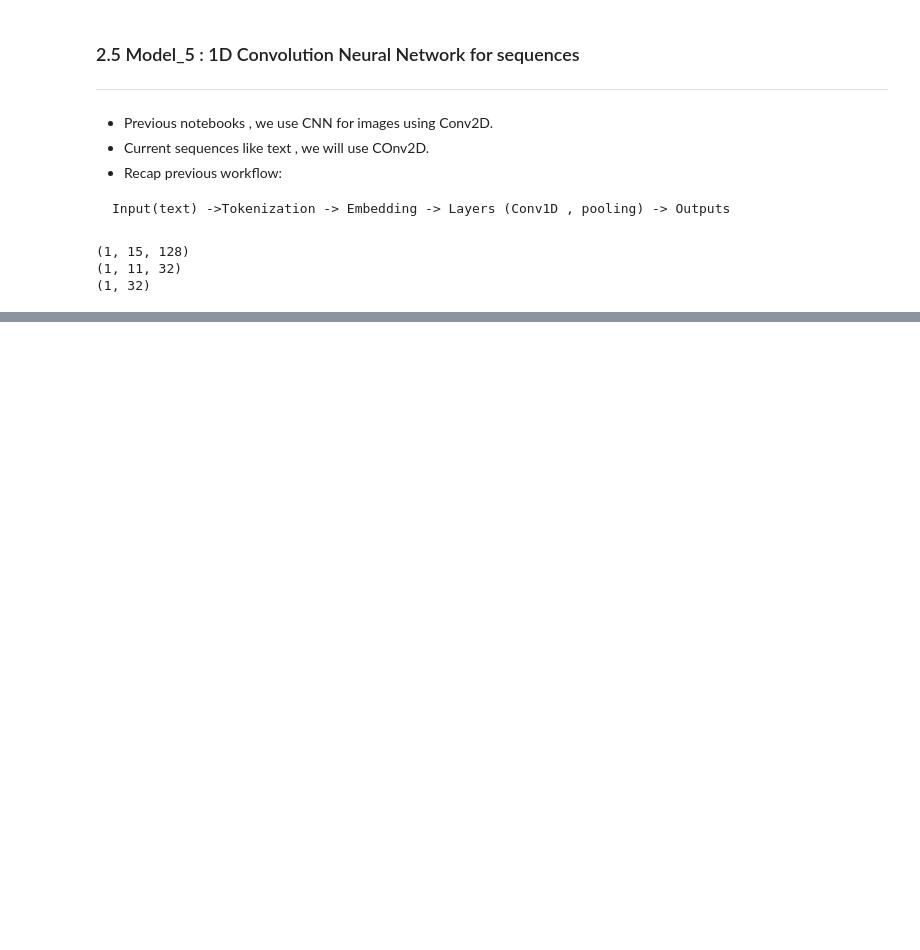
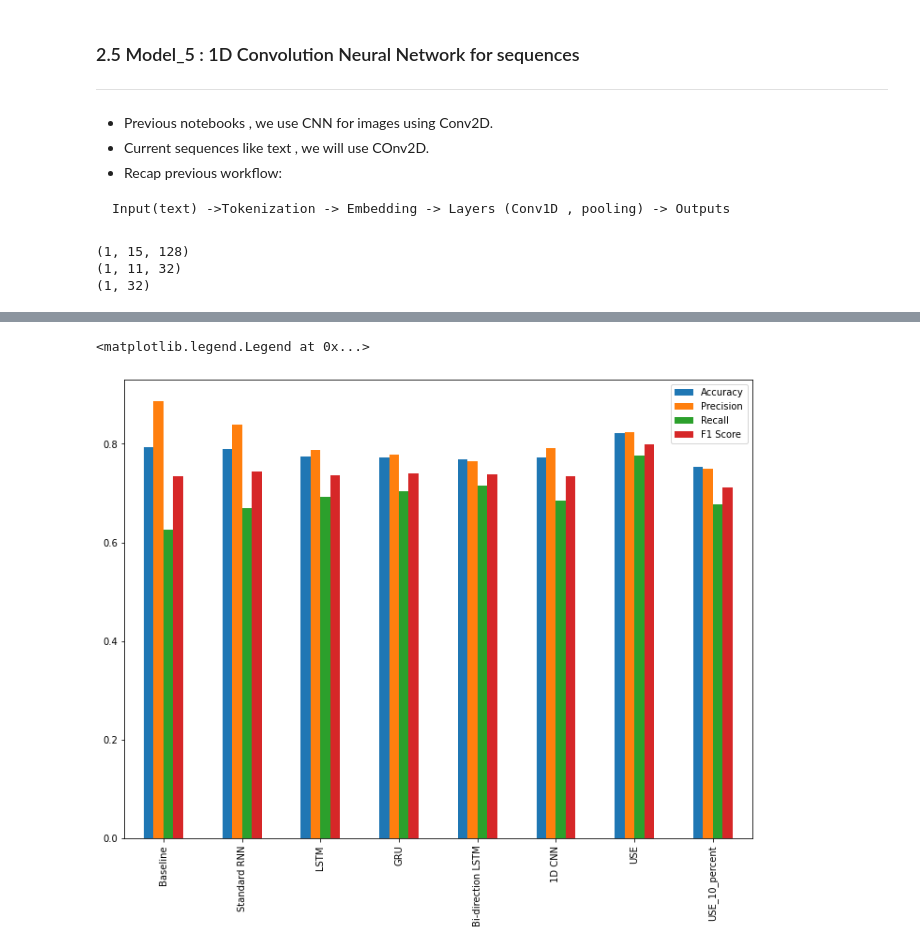
Before and after one commit to 86lekwenshiung/Neural-Network-with-Tensorflow, a Jupyter notebook: 07_Natural_Language_Processing_in_Tensorflow.ipynb, the cells around one changed output, grey strips where cells are left out. Drawn from its saved outputs; the diff is of its cells as text; code cells hidden in the pictures; blank space fills up the shorter version.

```diff
--- a/07_Natural_Language_Processing_in_Tensorflow.ipynb
+++ b/07_Natural_Language_Processing_in_Tensorflow.ipynb
@@ -1082,0 +1314,17 @@ ___
+# %%
+model_7 = tf.keras.Sequential([
+                               sentence_encoder_layer,
+                               layers.Dense(64 , activation = 'relu'),
+                               layers.Dense(64 , activation = 'relu'),
+                               layers.Dense(1 , activation = 'sigmoid')
+] , name = 'model_7_10_percent')
+
+model_7.compile(optimizer = tf.keras.optimizers.Adam(),
+                loss = tf.keras.losses.BinaryCrossentropy(),
+                metrics = 'accuracy')
+
+history_7 = model_7.fit(train_sentences_10_percent,
+                        train_label_10_percent,
+                        epochs = 5,
+                        validation_data = (val_sentences_10_percent , val_label_10_percent),
+                        callbacks = [create_tensorboard_callback(save_dir , 'model_7_10_precent_correct_split')])
@@ -1082,0 +1343,5 @@ ___
+# %%
+model_7_preds = model_7.predict(val_sentences_10_percent)
+print(f' Sample Test Prediction : {model_7_preds[-10:]}')
+print('----------------------')
+print(f' Actual Label : {val_label[-10:]}')
@@ -1082,0 +1361,5 @@ ___
+# %%
+model_7_preds = tf.squeeze(tf.round(model_7_preds))
+model_7_results = eval_classification(y_true = val_label_10_percent,
+                                      y_pred = model_7_preds)
+model_7_results
@@ -1082,0 +1374,11 @@ ___
+# %%
+df_model_summary = pd.DataFrame({'Baseline' : model_0_result,
+                                 'Standard RNN' : model_1_results,
+                                 'LSTM' : model_2_results,
+                                 'GRU' : model_3_results,
+                                 'Bi-direction LSTM' : model_4_results,
+                                 '1D CNN' : model_5_results,
+                                 'USE' : model_6_results,
+                                 'USE_10_percent' : model_7_results})
+df_model_summary = df_model_summary.T
+df_model_summary
@@ -1082,0 +1395,5 @@ ___
+# %%
+df_model_summary.plot(kind = 'bar' , figsize = (12,9)).legend(bbox_to_anchor = (1,1))
+# %% [output]
+<matplotlib.legend.Legend at 0x...>
+[figure, added]
```
Also changed, not shown: parts of 79 cells of this notebook.
